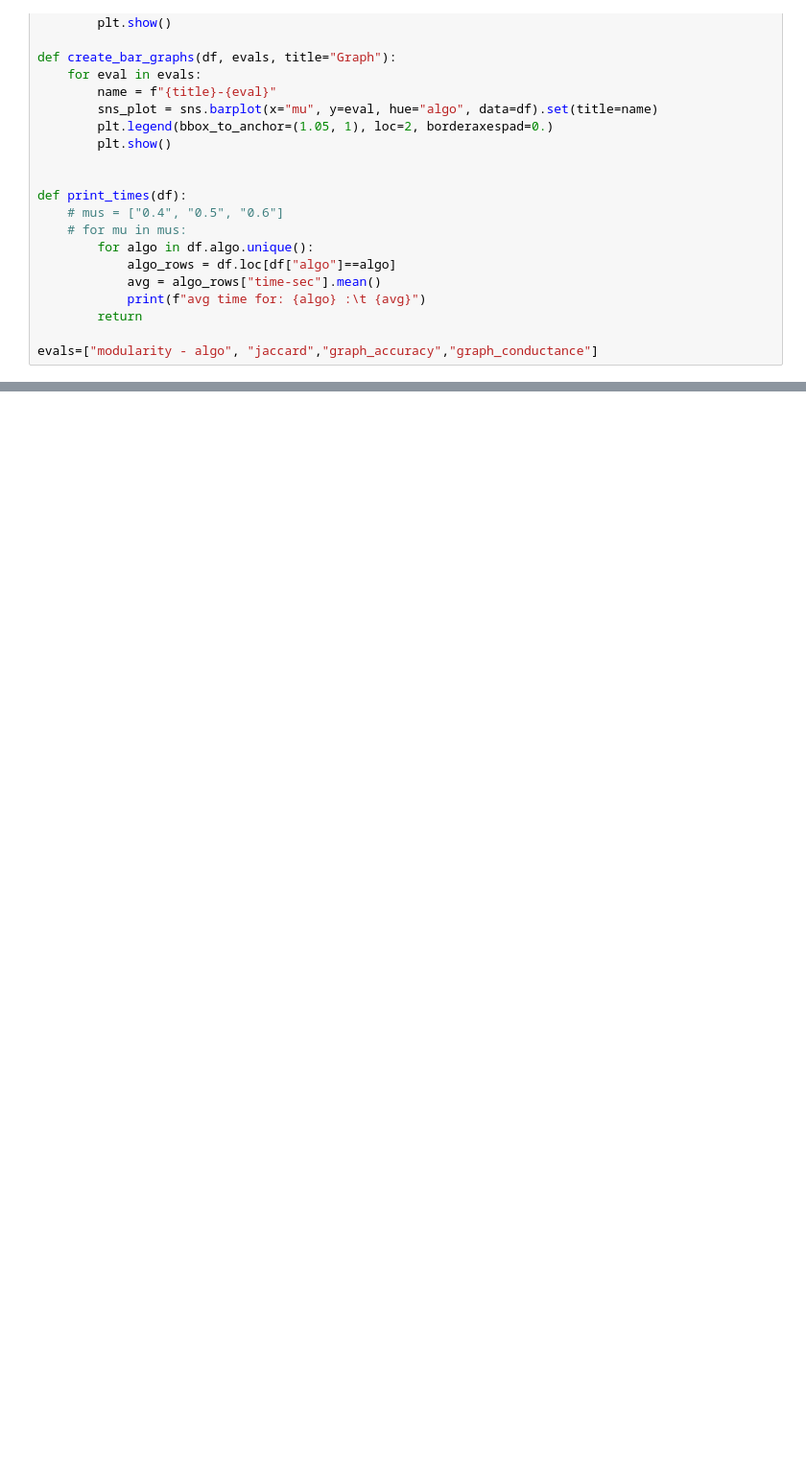
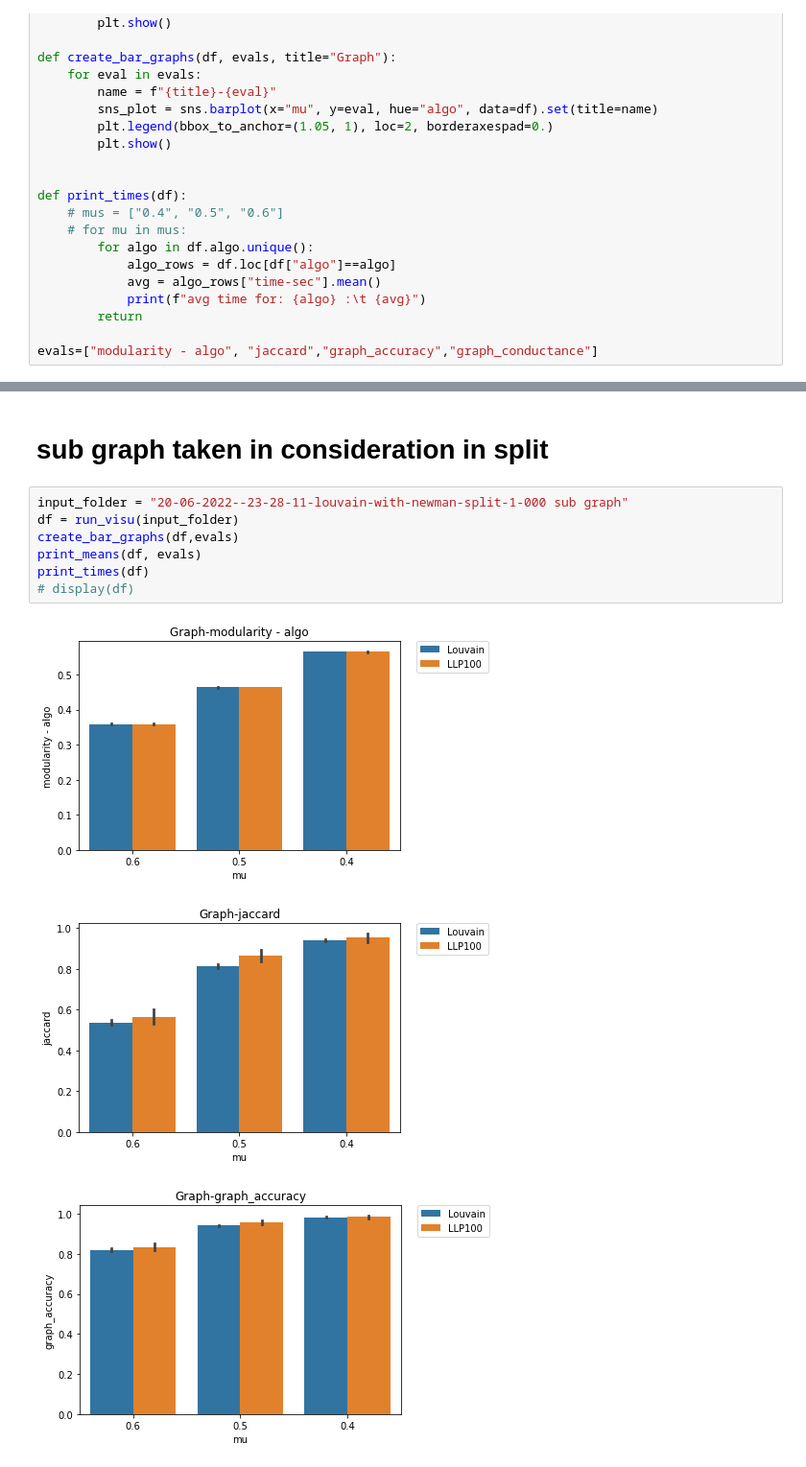
Before and after one commit to keskim1111/network-analysis, a Jupyter notebook: visualization/create_bar_plots_tests.ipynb, the cells around one changed output, grey strips where cells are left out. Shown: that part at 96% size. Saved outputs shown, nothing was run; the diff lists cells and outputs as text; blank space fills up the shorter version.

Commit message:
added split ilp in consideration of whole graph

```diff
--- a/visualization/create_bar_plots_tests.ipynb
+++ b/visualization/create_bar_plots_tests.ipynb
@@ -151,0 +113,13 @@ avg time for: LLP100 :   1600.9954480699998
+# %% [markdown]
+# sub graph taken in consideration in split
+# %%
+input_folder = "20-06-2022--23-28-11-louvain-with-newman-split-1-000 sub graph"
+df = run_visu(input_folder)
+create_bar_graphs(df,evals)
+print_means(df, evals)
+print_times(df)
+# display(df)
+# %% [output]
+[figure, added]
+[figure, added]
+[figure, added]
```
Also changed, not shown: parts of 4 cells of this notebook, 4 other files.
